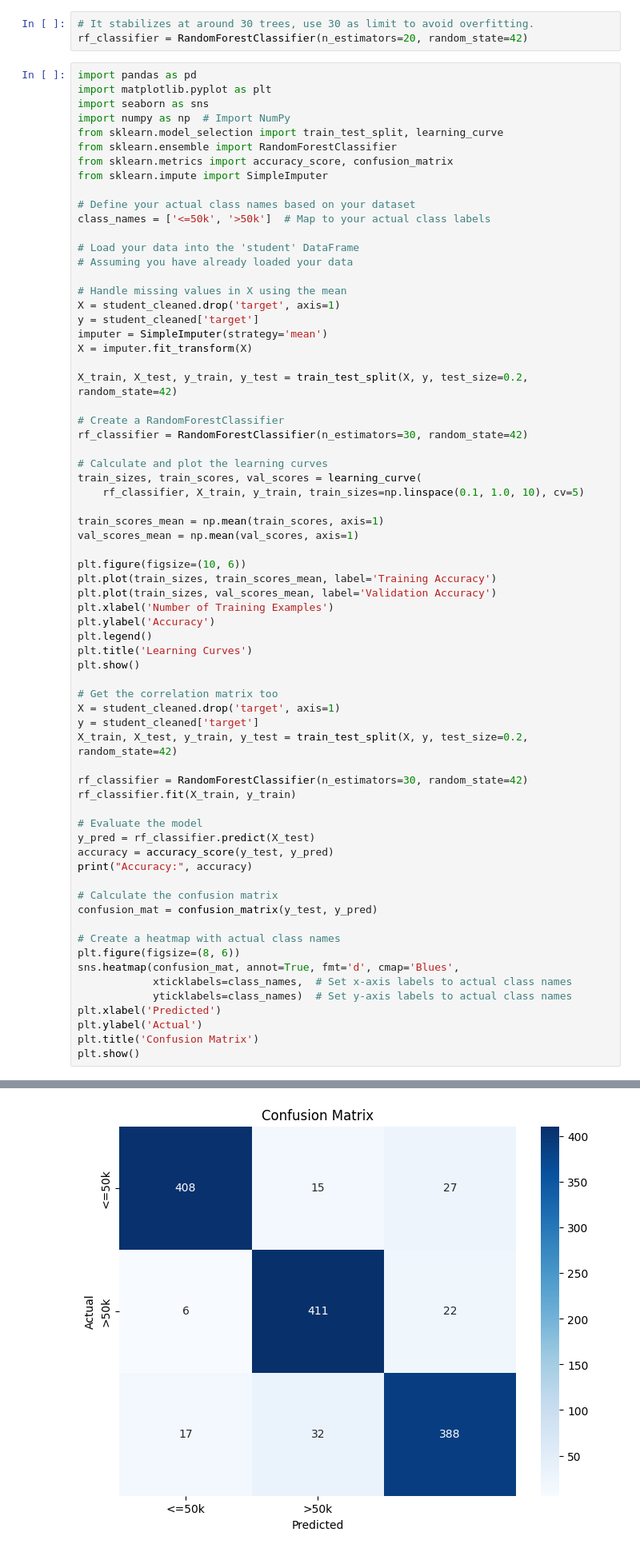
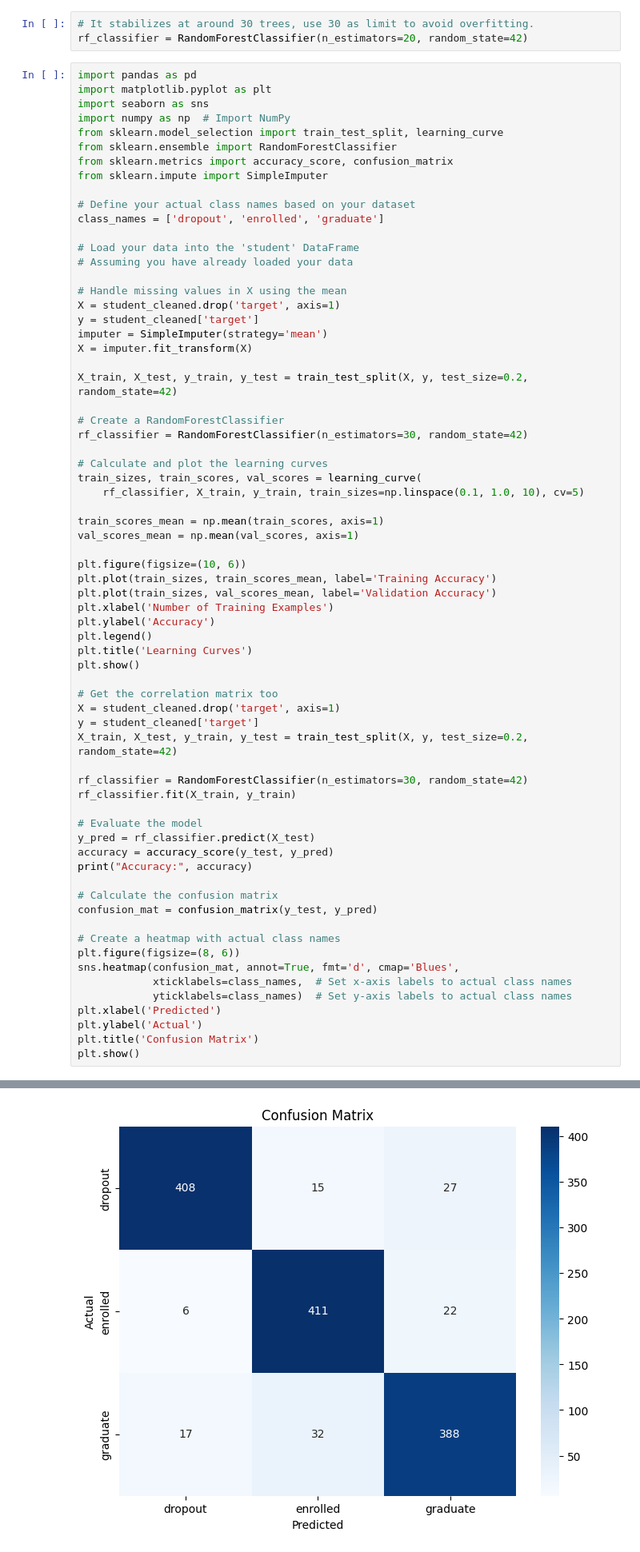
Before and after one commit to manpreetdhindsa747/COMP_541, a Jupyter notebook: RandomForest.ipynb, the cells around one changed output, grey strips where cells are left out. Shown at 80% size. Cells and saved outputs as stored; diff of their text form.

Commit message:
Fixing the plots

```diff
--- a/RandomForest.ipynb
+++ b/RandomForest.ipynb
@@ -558,7 +558,7 @@ from sklearn.metrics import accuracy_score, confusion_matrix
 from sklearn.impute import SimpleImputer
 
 # Define your actual class names based on your dataset
-class_names = ['<=50k', '>50k']  # Map to your actual class labels
+class_names = ['dropout', 'enrolled', 'graduate']
 
 # Load your data into the 'student' DataFrame
 # Assuming you have already loaded your data
@@ -591,34 +591,34 @@ plt.title('Learning Curves')
 plt.show()
 
 # Get the correlation matrix too
 X = student_cleaned.drop('target', axis=1)
 y = student_cleaned['target']
 X_train, X_test, y_train, y_test = train_test_split(X, y, test_size=0.2, random_state=42)
 
 rf_classifier = RandomForestClassifier(n_estimators=30, random_state=42)
 rf_classifier.fit(X_train, y_train)
 
 # Evaluate the model
 y_pred = rf_classifier.predict(X_test)
 accuracy = accuracy_score(y_test, y_pred)
 print("Accuracy:", accuracy)
 
 # Calculate the confusion matrix
 confusion_mat = confusion_matrix(y_test, y_pred)
 
 # Create a heatmap with actual class names
 plt.figure(figsize=(8, 6))
 sns.heatmap(confusion_mat, annot=True, fmt='d', cmap='Blues',
             xticklabels=class_names,  # Set x-axis labels to actual class names
             yticklabels=class_names)  # Set y-axis labels to actual class names
 plt.xlabel('Predicted')
 plt.ylabel('Actual')
 plt.title('Confusion Matrix')
 plt.show()
 # %% [output]
 [figure]
 Accuracy: 0.9102564102564102
-[figure, old version]
+[figure, new version]
 # %%
 # Ideas from looking at previous plots
 # Try adding more data points are re-doing the Learning Curve, validation accuracy is still increasing at max size
```
Also changed, not shown: parts of 1 cell of this notebook.
